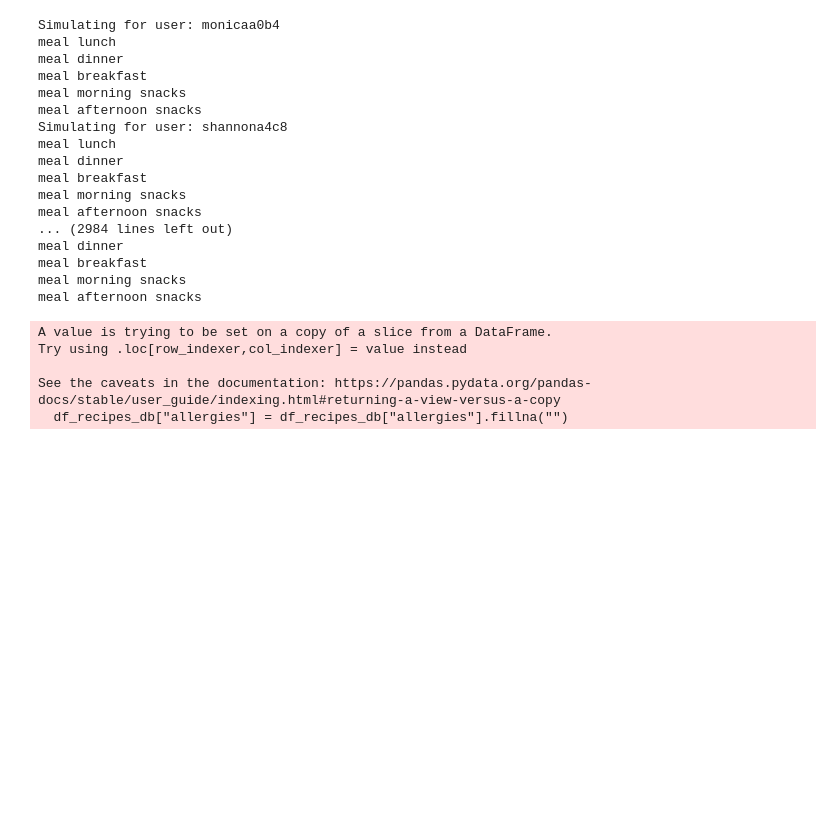
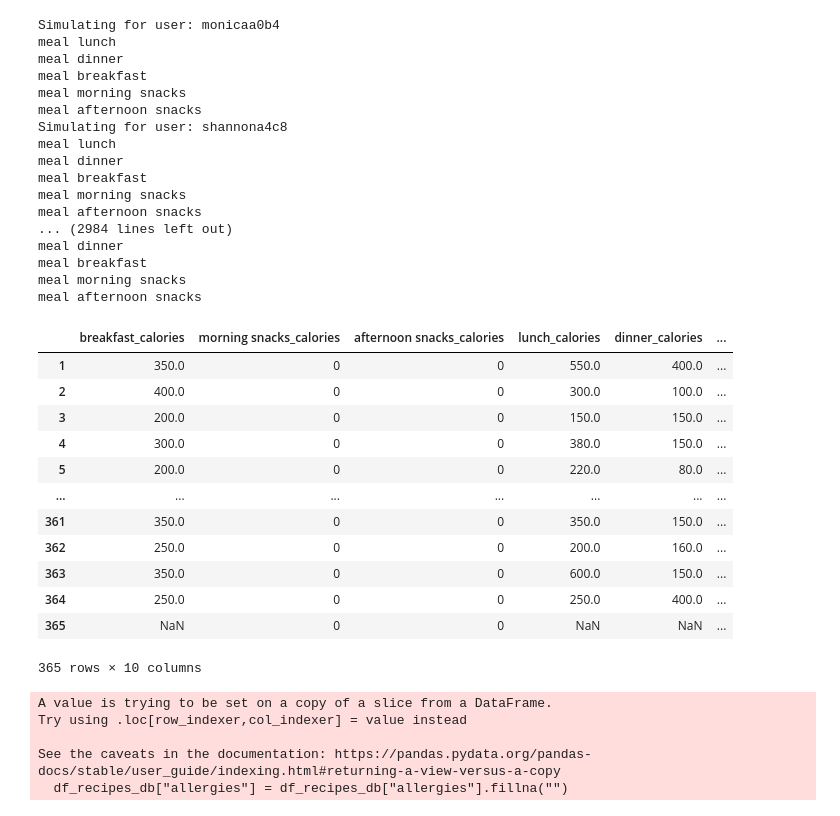
Before and after one commit to aislab-hevs/synthetic_data_nutrition_generation, a Jupyter notebook: src/generator_notebook.ipynb, the cells around one changed output. Cells and saved outputs as stored; diff of their text form; code cells hidden in the pictures; blank space fills up the shorter version.

```diff
--- a/src/generator_notebook.ipynb
+++ b/src/generator_notebook.ipynb
@@ -880,6 +882,22 @@ meal dinner
 meal breakfast
 meal morning snacks
 meal afternoon snacks
+# %%
+simulation_results['monicaa0b4']
+# %% [output]
+|  | breakfast_calories | morning snacks_calories | afternoon snacks_calories | lunch_calories | dinner_calories | ... |
+| 1 | 350.0 | 0 | 0 | 550.0 | 400.0 | ... |
+| 2 | 400.0 | 0 | 0 | 300.0 | 100.0 | ... |
+| 3 | 200.0 | 0 | 0 | 150.0 | 150.0 | ... |
+| 4 | 300.0 | 0 | 0 | 380.0 | 150.0 | ... |
+| 5 | 200.0 | 0 | 0 | 220.0 | 80.0 | ... |
+| ... | ... | ... | ... | ... | ... | ... |
+| 361 | 350.0 | 0 | 0 | 350.0 | 150.0 | ... |
+| 362 | 250.0 | 0 | 0 | 200.0 | 160.0 | ... |
+| 363 | 350.0 | 0 | 0 | 600.0 | 150.0 | ... |
+| 364 | 250.0 | 0 | 0 | 250.0 | 400.0 | ... |
+| 365 | NaN | 0 | 0 | NaN | NaN | ... |
+365 rows × 10 columns
 # %%
 def generate_simulations(df_user, transition_matrix, df_recipes_db, days_to_simulated = 365):
     meals_dict = {"breakfast":0.3,
```
Also changed, not shown: parts of 5 cells of this notebook, 2 other files.
